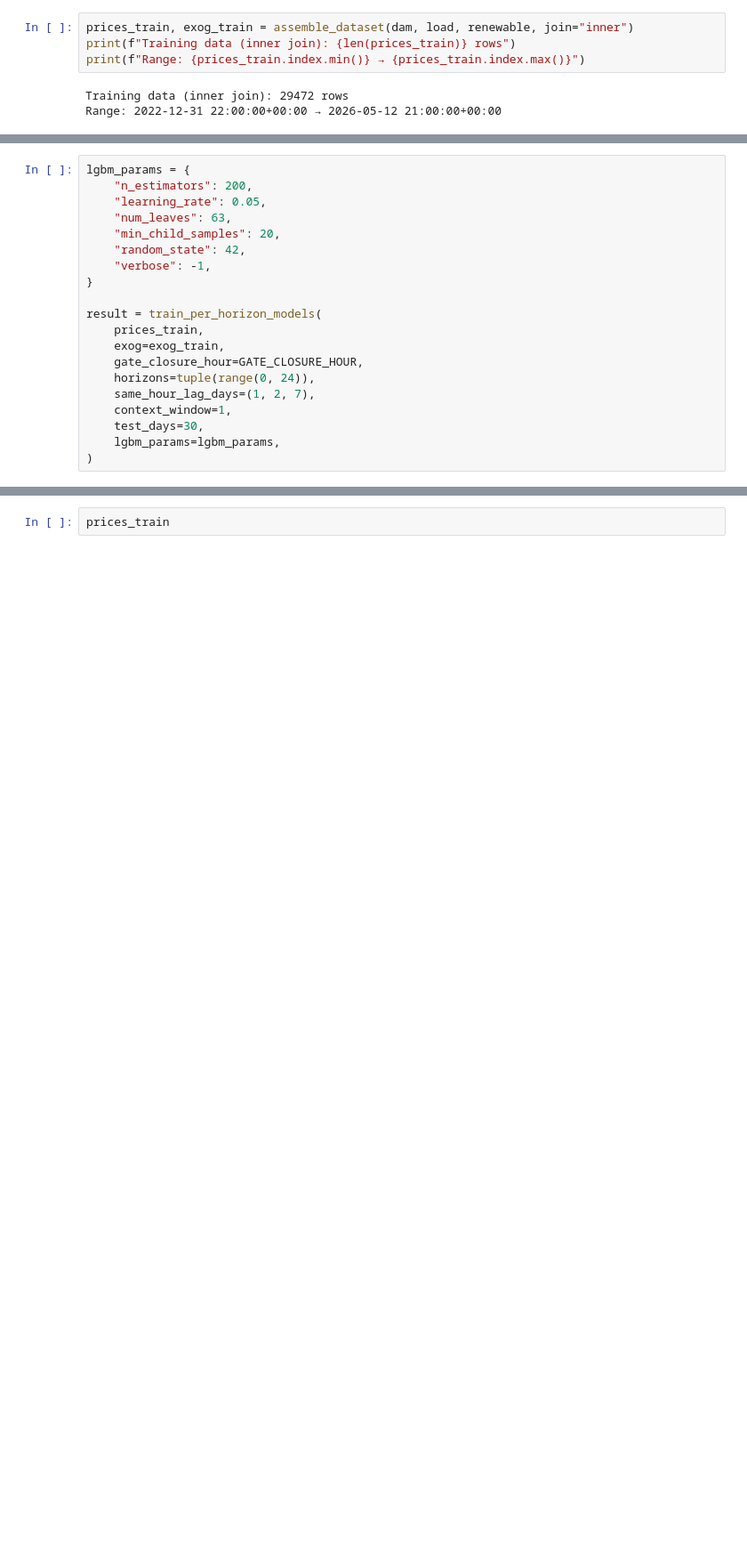
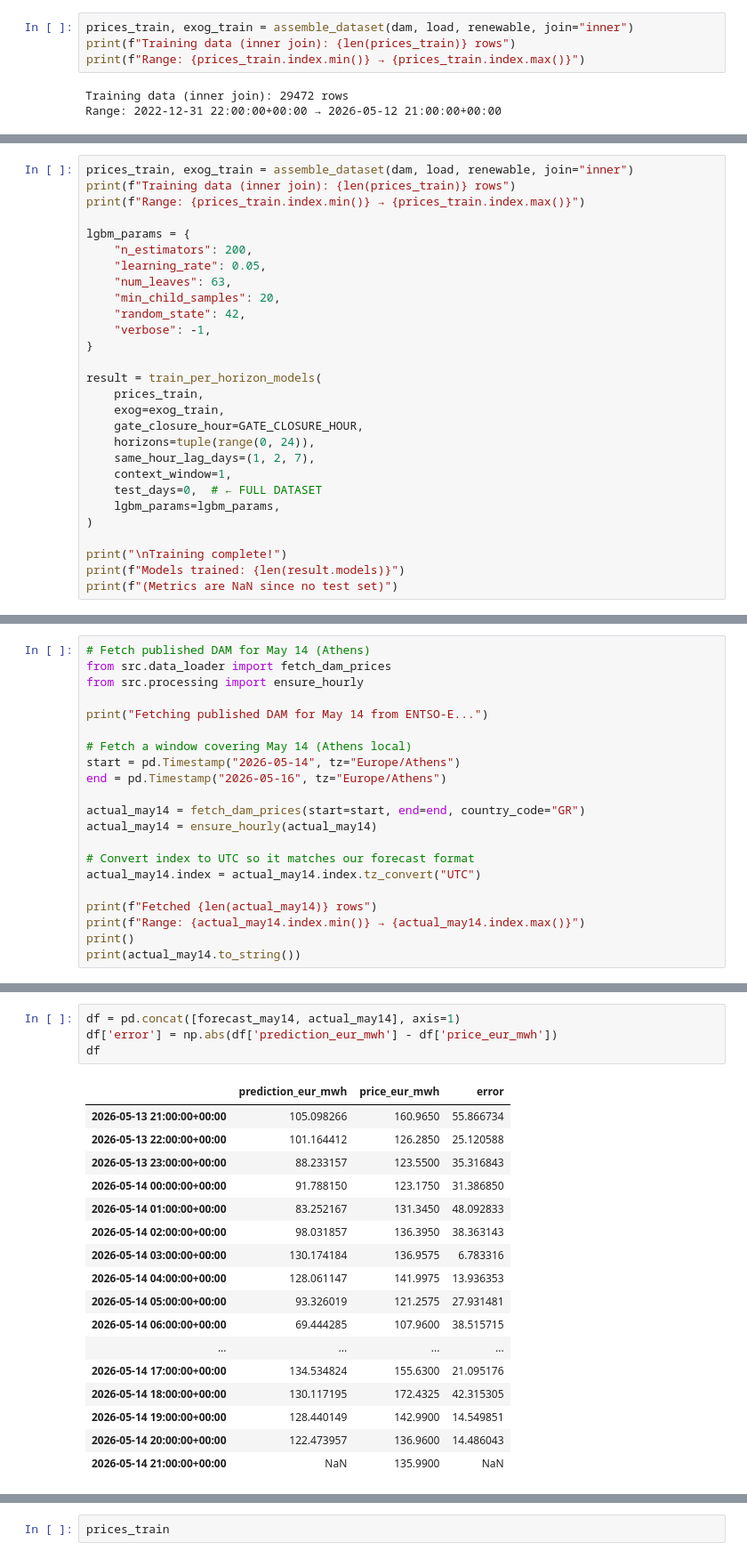
Before and after one commit to harrisderalas-ai/greek-dam-forecasting, a Jupyter notebook: notebooks/09_run_pipeline_to_compare_with_Azure.ipynb, the cells around one changed output, grey strips where cells are left out. Shown at 89% size. Saved outputs shown, nothing was run; the diff lists cells and outputs as text; blank space fills up the shorter version.

```diff
--- a/notebooks/09_run_pipeline_to_compare_with_Azure.ipynb
+++ b/notebooks/09_run_pipeline_to_compare_with_Azure.ipynb
@@ -77,4 +61,8 @@ exog_train
 # %%
+prices_train, exog_train = assemble_dataset(dam, load, renewable, join="inner")
+print(f"Training data (inner join): {len(prices_train)} rows")
+print(f"Range: {prices_train.index.min()} → {prices_train.index.max()}")
+
 lgbm_params = {
     "n_estimators": 200,
     "learning_rate": 0.05,
@@ -91,6 +79,10 @@ result = train_per_horizon_models(
     horizons=tuple(range(0, 24)),
     same_hour_lag_days=(1, 2, 7),
     context_window=1,
-    test_days=30,
+    test_days=0,  # ← FULL DATASET
     lgbm_params=lgbm_params,
 )
+
+print("\nTraining complete!")
+print(f"Models trained: {len(result.models)}")
+print(f"(Metrics are NaN since no test set)")
@@ -112,0 +136,21 @@ result.X_train
+# %%
+# Fetch published DAM for May 14 (Athens)
+from src.data_loader import fetch_dam_prices
+from src.processing import ensure_hourly
+
+print("Fetching published DAM for May 14 from ENTSO-E...")
+
+# Fetch a window covering May 14 (Athens local)
+start = pd.Timestamp("2026-05-14", tz="Europe/Athens")
+end = pd.Timestamp("2026-05-16", tz="Europe/Athens")
+
+actual_may14 = fetch_dam_prices(start=start, end=end, country_code="GR")
+actual_may14 = ensure_hourly(actual_may14)
+
+# Convert index to UTC so it matches our forecast format
+actual_may14.index = actual_may14.index.tz_convert("UTC")
+
+print(f"Fetched {len(actual_may14)} rows")
+print(f"Range: {actual_may14.index.min()} → {actual_may14.index.max()}")
+print()
+print(actual_may14.to_string())
@@ -112,0 +206,22 @@ result.X_train
+# %%
+df = pd.concat([forecast_may14, actual_may14], axis=1)
+df['error'] = np.abs(df['prediction_eur_mwh'] - df['price_eur_mwh'])
+df
+# %% [output]
+|  | prediction_eur_mwh | price_eur_mwh | error |
+| 2026-05-13 21:00:00+00:00 | 105.098266 | 160.9650 | 55.866734 |
+| 2026-05-13 22:00:00+00:00 | 101.164412 | 126.2850 | 25.120588 |
+| 2026-05-13 23:00:00+00:00 | 88.233157 | 123.5500 | 35.316843 |
+| 2026-05-14 00:00:00+00:00 | 91.788150 | 123.1750 | 31.386850 |
+| 2026-05-14 01:00:00+00:00 | 83.252167 | 131.3450 | 48.092833 |
+| 2026-05-14 02:00:00+00:00 | 98.031857 | 136.3950 | 38.363143 |
+| 2026-05-14 03:00:00+00:00 | 130.174184 | 136.9575 | 6.783316 |
+| 2026-05-14 04:00:00+00:00 | 128.061147 | 141.9975 | 13.936353 |
+| 2026-05-14 05:00:00+00:00 | 93.326019 | 121.2575 | 27.931481 |
+| 2026-05-14 06:00:00+00:00 | 69.444285 | 107.9600 | 38.515715 |
+| ... | ... | ... | ... |
+| 2026-05-14 17:00:00+00:00 | 134.534824 | 155.6300 | 21.095176 |
+| 2026-05-14 18:00:00+00:00 | 130.117195 | 172.4325 | 42.315305 |
+| 2026-05-14 19:00:00+00:00 | 128.440149 | 142.9900 | 14.549851 |
+| 2026-05-14 20:00:00+00:00 | 122.473957 | 136.9600 | 14.486043 |
+| 2026-05-14 21:00:00+00:00 | NaN | 135.9900 | NaN |
```
Also changed, not shown: parts of 8 cells of this notebook, 6 other files.
